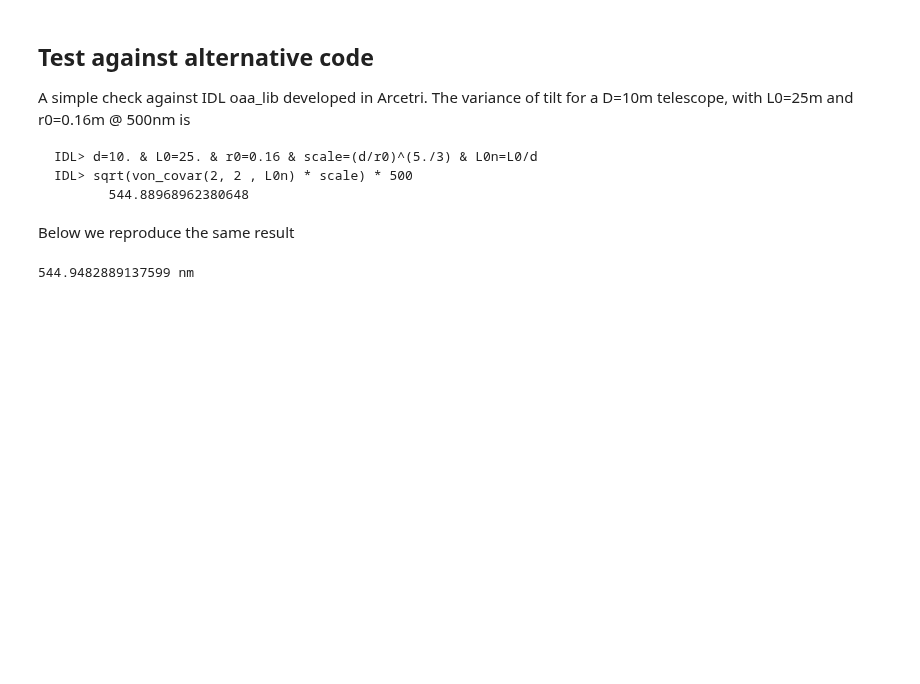
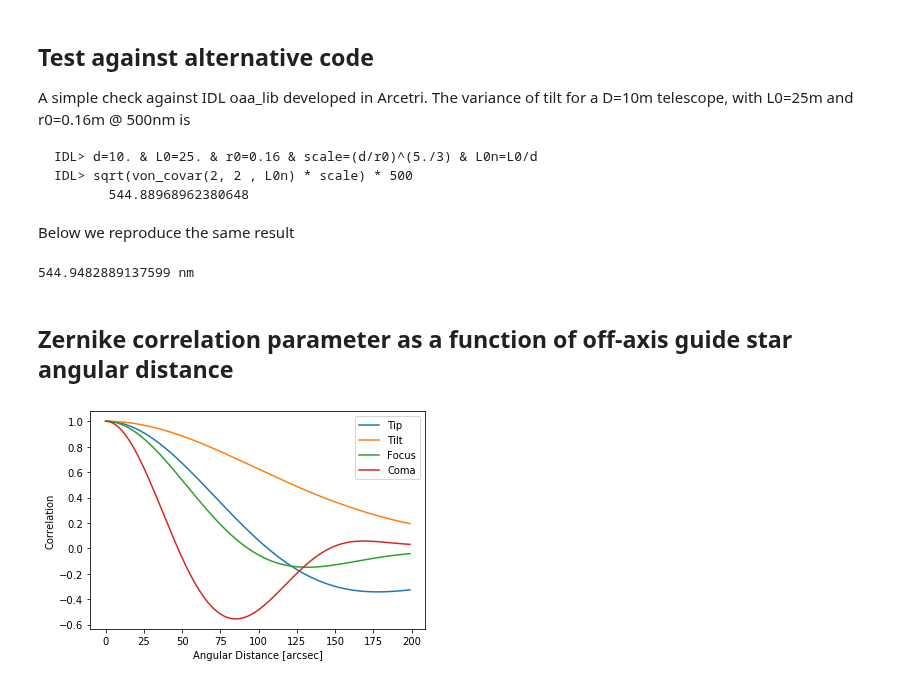
Before and after one commit to ArcetriAdaptiveOptics/arte, a Jupyter notebook: notebook/atmo/CPSD_examples.ipynb, the cells around one changed output. Cells and saved outputs as stored; diff of their text form; code cells hidden in the pictures; blank space fills up the shorter version.

Commit message:
notebook: added examples reproducing the Zernike correlation parameter as a function of angular distance between the on-axis/off-axis star.

```diff
--- a/notebook/atmo/CPSD_examples.ipynb
+++ b/notebook/atmo/CPSD_examples.ipynb
@@ -102,3 +102,5 @@ dum = vk.getZernikeCovariance(j=2, k=2)
 print(np.sqrt(np.abs(dum)) * (500*u.nm / (2*np.pi*u.rad)))
 # %% [output]
 544.9482889137599 nm
+# %% [markdown]
+## Zernike correlation parameter as a function of off-axis guide star angular distance
@@ -104,0 +120,35 @@ print(np.sqrt(np.abs(dum)) * (500*u.nm / (2*np.pi*u.rad)))
+# %%
+def correlationParameter(cov_onon, cov_onoff):
+    return cov_onoff/cov_onon
+
+def correlationParameterVsAngularDistance(distance_range, j, k):
+    vk = VonKarmanSpatioTemporalCovariance(source1=sourceOnAxis, source2=sourceOnAxis, aperture1=aperture1,
+                                       aperture2=aperture2, cn2_profile=cn2, spat_freqs=spatial_freqs)
+    covOnOn = vk.getZernikeCovariance(j,k)
+    correlationParams = []
+    for i in distance_range:
+        sourceOff = GuideSource((i*u.arcsec, 0*u.deg), np.inf*u.m)
+        vk.setSource2(sourceOff)
+        covOnOff = vk.getZernikeCovariance(j,k)
+        corr = correlationParameter(covOnOn, covOnOff)
+        correlationParams.append(corr)
+    return correlationParams
+# %%
+correlation22 = correlationParameterVsAngularDistance(np.arange(0, 200), 2, 2)
+correlation33 = correlationParameterVsAngularDistance(np.arange(0, 200), 3, 3)
+correlation44 = correlationParameterVsAngularDistance(np.arange(0, 200), 4, 4)
+correlation88 = correlationParameterVsAngularDistance(np.arange(0, 200), 8, 8)
+
+import matplotlib.pyplot as plt
+
+plt.figure(1)
+plt.plot(distances, np.real(correlation22), label='Tip')
+plt.plot(distances, np.real(correlation33), label='Tilt')
+plt.plot(distances, np.real(correlation44), label='Focus')
+plt.plot(distances, np.real(correlation88), label='Coma')
+plt.xlabel('Angular Distance [arcsec]')
+plt.ylabel('Correlation')
+plt.legend()
+plt.show()
+# %% [output]
+[figure, added]
```
Also changed, not shown: parts of 1 cell of this notebook.
